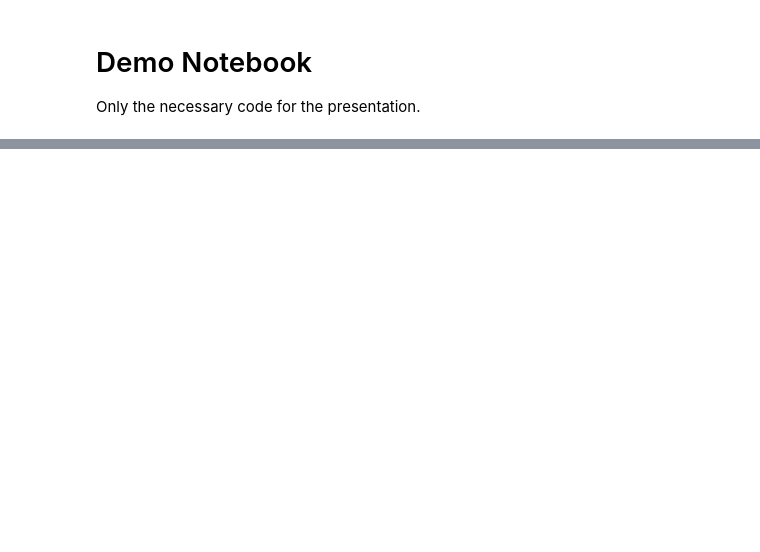
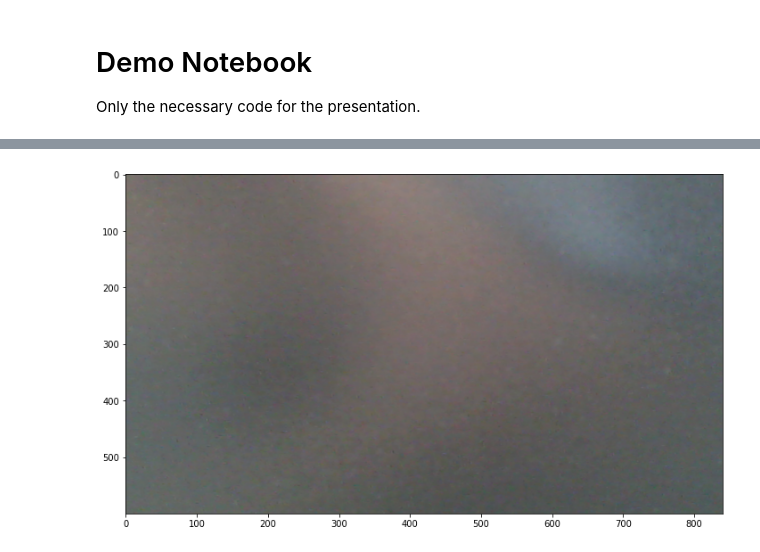
Before and after one commit to louisgevers/mobile-robotics-project, a Jupyter notebook: notebooks/demo.ipynb, the cells around one changed output, grey strips where cells are left out. Cells and saved outputs as stored; diff of their text form; code cells hidden in the pictures; blank space fills up the shorter version.

```diff
--- a/notebooks/demo.ipynb
+++ b/notebooks/demo.ipynb
@@ -56,6 +71,9 @@ avoider = navlocal.LocalNavigation()
 was_in_avoidance = False
 # Create the filter with initial state
 kalman = filtering.Filter(world.robot)
+
+# Setup recording
+source.camera_thread.setup_recording()
 
 # While we have not reached the goal
 while not world.robot_at_goal(60):
@@ -72,11 +90,15 @@ while not world.robot_at_goal(60):
             path = pathfinder.find_path(world, tools.target_resolution)
             navigator = navglobal.GlobalNavigation(path)
             was_in_avoidance = False
+            # Give it to recording
+            source.camera_thread.path = path
         command = navigator.next_command(world.robot)
     # Send the command to the Thymio
     th.process_command(command)
     # Read the pose from the camera
     pose = viz.get_robot_pose()
+    # if pose is not None:
+    #     world.robot = pose
     # Update state with the filter
     world.robot = kalman.update_robot(viz.last_robot_pose, command, sensor_data, camera=pose is not None)
 # Disconnect the Thymio
@@ -84,3 +106,7 @@ th.stop()
 
 # Show the last frame
 draw.plot_image(viz.latest_frame)
+# Stop recording
+time.sleep(2)
+source.camera_thread.out = None
+# %% [output]
@@ -86,0 +130 @@ draw.plot_image(viz.latest_frame)
+[figure, added]
```
Also changed, not shown: parts of 8 cells of this notebook, 4 other files.
